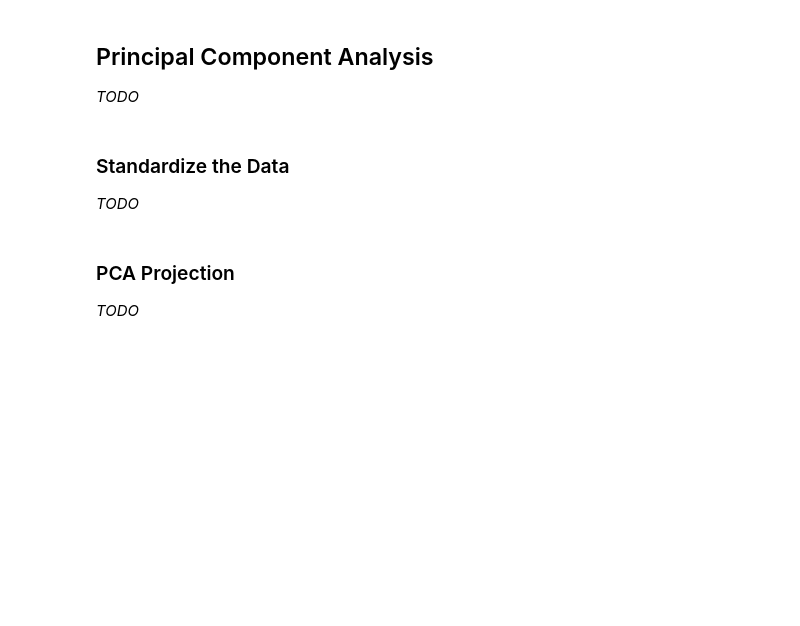
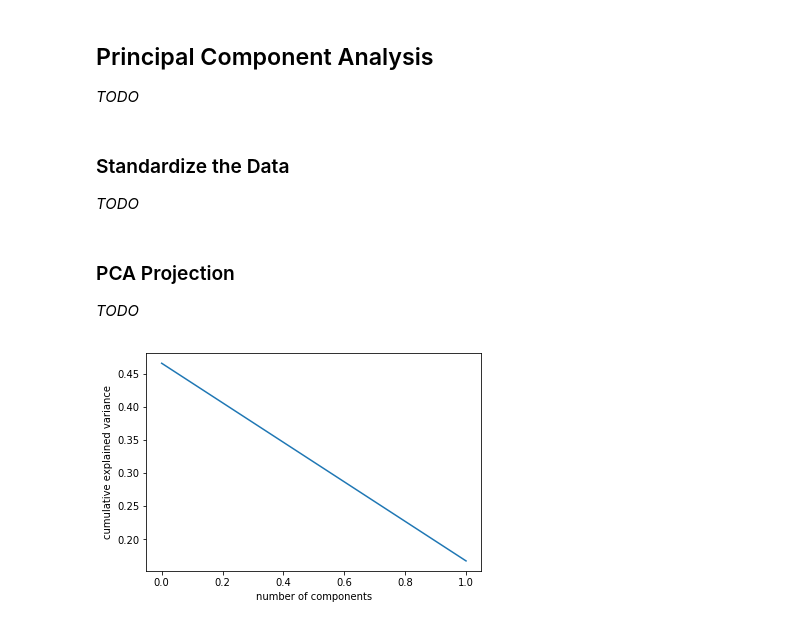
Before and after one commit to serrodcal-data-scientist/dataLab1, a Jupyter notebook: EDA.ipynb, the cells around one changed output. Cells and saved outputs as stored; diff of their text form; code cells hidden in the pictures; blank space fills up the shorter version.

Commit message:
elbow

```diff
--- a/EDA.ipynb
+++ b/EDA.ipynb
@@ -182,10 +182,19 @@ sc_num_df = pd.DataFrame(data = x, columns = features)
 ### PCA Projection
 
 *TODO*
+# %%
+# Elbow
+def cumulative_explained_variance(pca):
+    plt.plot(pca.explained_variance_ratio_)
+    plt.xlabel('number of components')
+    plt.ylabel('cumulative explained variance')
+    plt.show()
 # %%
 pca = PCA(n_components=2)
 principal_components = pca.fit_transform(x)
-#TODO
+cumulative_explained_variance(pca)
+# %% [output]
+[figure, added]
 # %%
 cat_df_onehot = cat_df.copy()
 cat_df_onehot = pd.get_dummies(cat_df_onehot, columns=['fuel-system'], prefix = ['fuel-system'])
```
Also changed, not shown: parts of 2 cells of this notebook.
